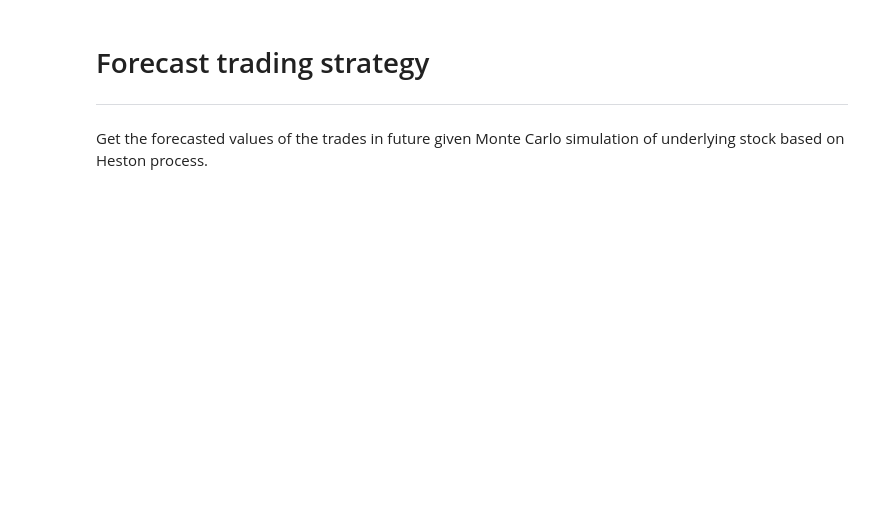
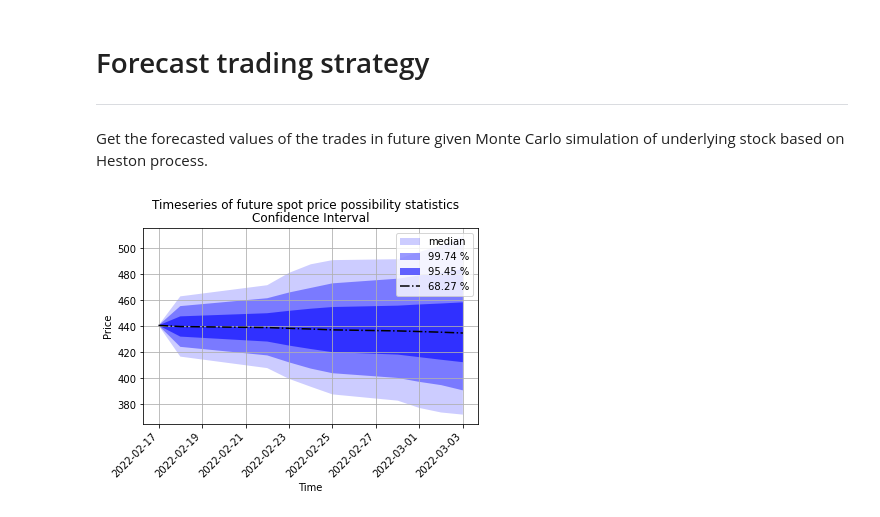
Before and after one commit to sidbannet/stockhealth, a Jupyter notebook: examples/trading-strategy-forecast.ipynb, the cells around one changed output. Drawn from its saved outputs; the diff is of its cells as text; code cells hidden in the pictures; blank space fills up the shorter version.

```diff
--- a/examples/trading-strategy-forecast.ipynb
+++ b/examples/trading-strategy-forecast.ipynb
@@ -28 +28,6 @@ sim_stock = Heston(trained_model=mdl, number_of_days=4)
+# %%
+sim_stock.solve()
+f_s, a_o = sim_stock.plot(plot_volatility=False)
+# %% [output]
+[figure, added]
 # %%
```
Also changed, not shown: parts of 10 cells of this notebook, 1 other file.
